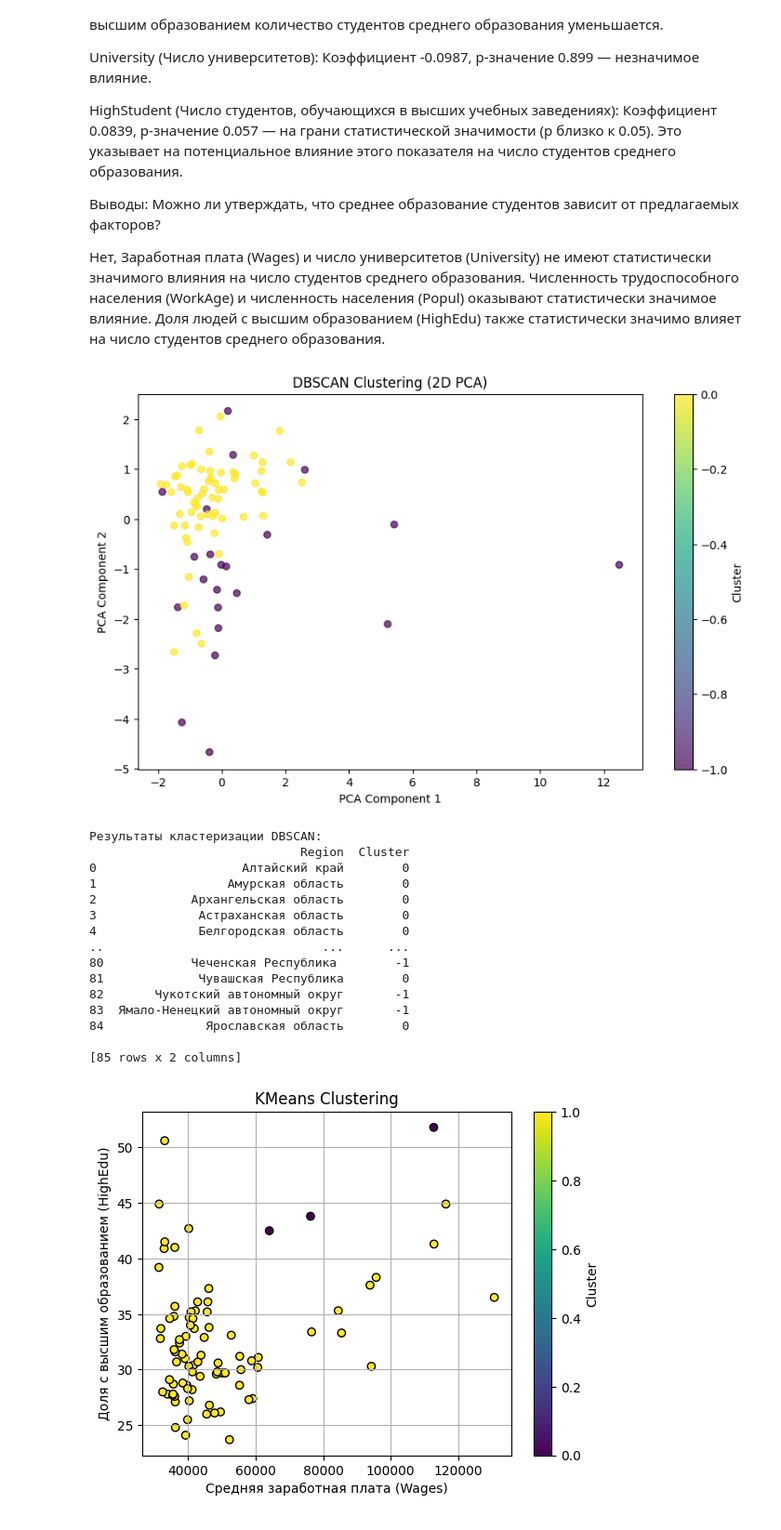
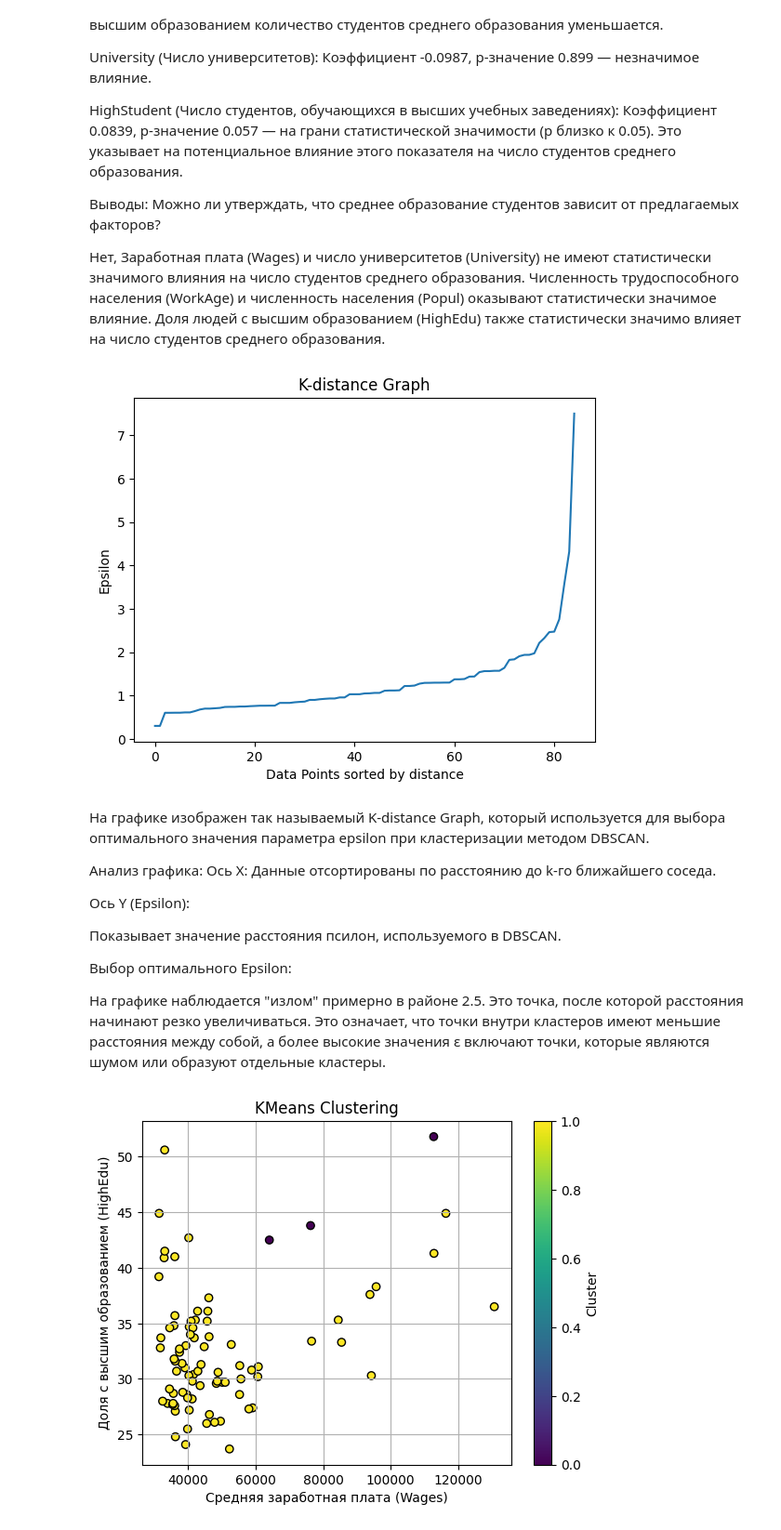
Before and after one commit to katalinka09/1-labor, a Jupyter notebook: экз.ipynb, the cells around one changed output. Shown at 93% size. Saved outputs shown, nothing was run; the diff lists cells and outputs as text; code cells hidden in the pictures.

```diff
--- a/экз.ipynb
+++ b/экз.ipynb
@@ -172,42 +172,38 @@ HighStudent (Число студентов, обучающихся в высши
 Нет, Заработная плата (Wages) и число университетов (University) не имеют статистически значимого влияния на число студентов среднего образования.
 Численность трудоспособного населения (WorkAge) и численность населения (Popul) оказывают статистически значимое влияние.
 Доля людей с высшим образованием (HighEdu) также статистически значимо влияет на число студентов среднего образования.
-# %%
-from sklearn.cluster import DBSCAN
-
-# Кластеризация DBSCAN
-dbscan = DBSCAN(eps=1.5, min_samples=3)  # Параметры можно настроить
-df['Cluster'] = dbscan.fit_predict(X_scaled)
-
-# Визуализация с помощью PCA
-plt.figure(figsize=(10, 6))
-scatter = plt.scatter(X_pca[:, 0], X_pca[:, 1], c=df['Cluster'], cmap='viridis', alpha=0.7)
-plt.title('DBSCAN Clustering (2D PCA)')
-plt.xlabel('PCA Component 1')
-plt.ylabel('PCA Component 2')
-plt.colorbar(scatter, label='Cluster')
-plt.show()
-
-# Вывод результатов кластеризации
-print("Результаты кластеризации DBSCAN:")
-print(df[['Region', 'Cluster']])
-# %% [output]
-[figure, removed]
-Результаты кластеризации DBSCAN:
-                             Region  Cluster
-0                    Алтайский край        0
-1                  Амурская область        0
-2             Архангельская область        0
-3              Астраханская область        0
-4              Белгородская область        0
-..                              ...      ...
-80            Чеченская Республика        -1
-81             Чувашская Республика        0
-82       Чукотский автономный округ       -1
-83  Ямало-Ненецкий автономный округ       -1
-84              Ярославская область        0
-
-[85 rows x 2 columns]
+# %%
+from sklearn.neighbors import NearestNeighbors
+import numpy as np
+
+# Поиск оптимального значения eps
+neighbors = NearestNeighbors(n_neighbors=3)
+neighbors_fit = neighbors.fit(X_scaled)
+distances, indices = neighbors_fit.kneighbors(X_scaled)
+distances = np.sort(distances, axis=0)
+distances = distances[:, 1]
+plt.plot(distances)
+plt.title('K-distance Graph')
+plt.xlabel('Data Points sorted by distance')
+plt.ylabel('Epsilon')
+plt.show()
+# %% [output]
+[figure, added]
+# %% [markdown]
+На графике изображен так называемый K-distance Graph, который используется для выбора оптимального значения параметра epsilon при кластеризации методом DBSCAN.
+
+Анализ графика:
+Ось X:
+Данные отсортированы по расстоянию до k-го ближайшего соседа.
+
+Ось Y (Epsilon):
+
+Показывает значение расстояния псилон, используемого в DBSCAN.
+
+Выбор оптимального Epsilon:
+
+На графике наблюдается "излом" примерно в районе 2.5. Это точка, после которой расстояния начинают резко увеличиваться.
+Это означает, что точки внутри кластеров имеют меньшие расстояния между собой, а более высокие значения ε включают точки, которые являются шумом или образуют отдельные кластеры.
 # %%
 import pandas as pd
 import matplotlib.pyplot as plt
```
Also changed, not shown: parts of 5 cells of this notebook.
